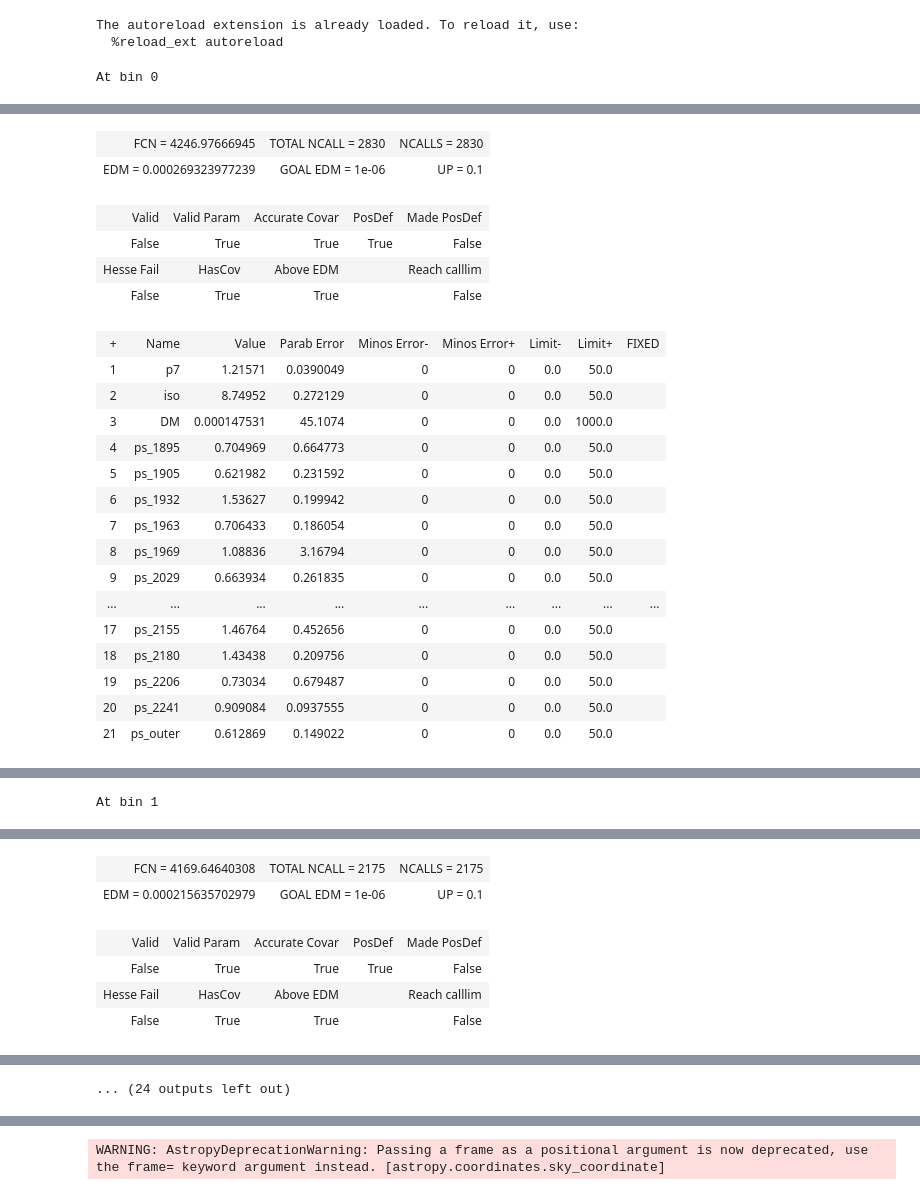
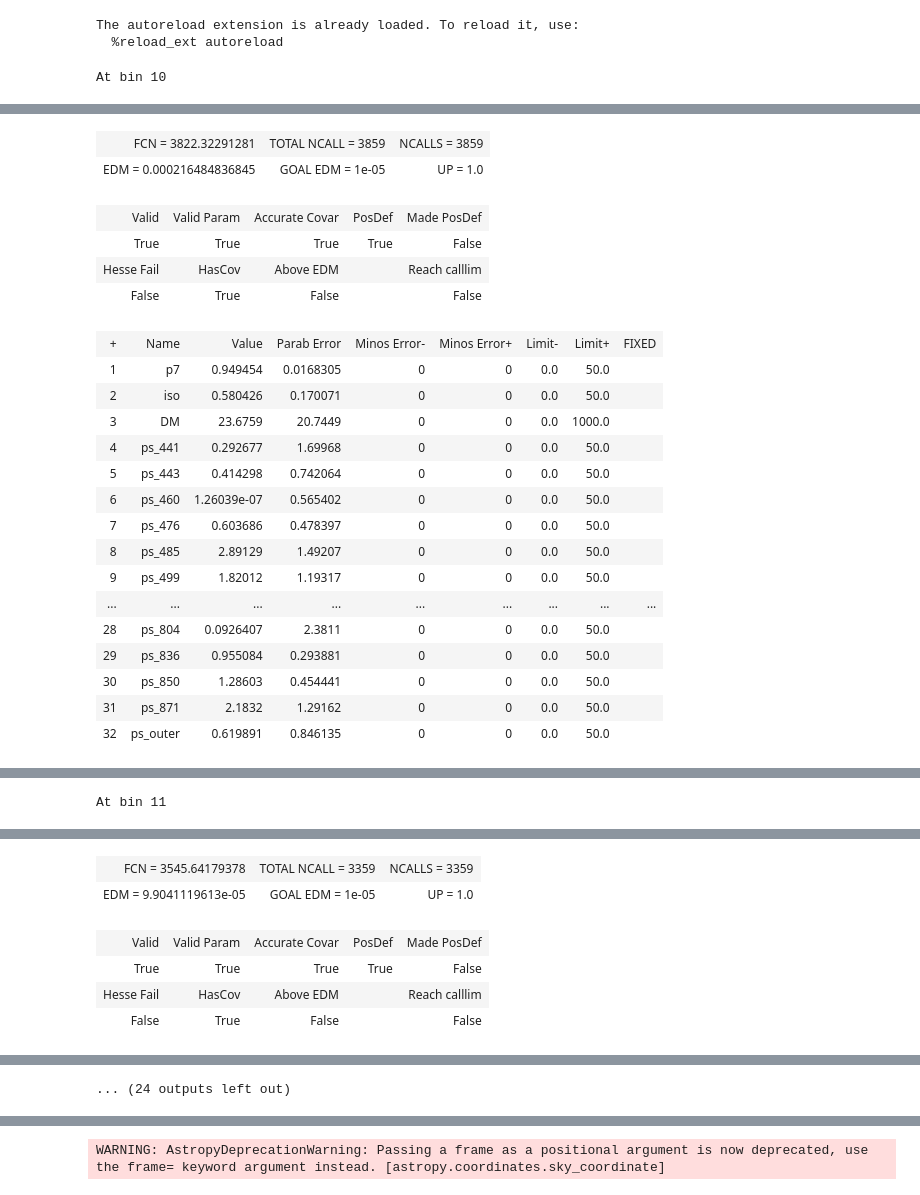
Before and after one commit to jeansom/DM-Catalog-Scan, a Jupyter notebook: Scan-Small-ROI/notebooks/debugging.ipynb, the cells around one changed output, grey strips where cells are left out. Drawn from its saved outputs; the diff is of its cells as text; code cells hidden in the pictures.

```diff
--- a/Scan-Small-ROI/notebooks/debugging.ipynb
+++ b/Scan-Small-ROI/notebooks/debugging.ipynb
@@ -56,50 +45,50 @@ The autoreload extension is already loaded. To reload it, use:
 # %%
 sc =Scan(perform_scan=1,
     perform_postprocessing=0,
     imc=0,
-    iobj=3,
+    iobj=9,
     Asimov=0,
     float_ps_together=0,
     noJprof=0,
     floatDM=1,
     verbose=1,
-    emin=0,
-     emax=5,
+    emin=10,
+     emax=15,
      load_dir='/tigress/bsafdi/github/NPTF-working/NPTF-ID-Catalog/SimpleScan/data/debugging_together//',
     save_dir='/tigress/bsafdi/github/NPTF-working/NPTF-ID-Catalog/SimpleScan/data/debugging_together///',
     mc_dm=-1)
 # %% [output]
-At bin 0
+At bin 10
 [interactive output not drawn]
-| FCN = 4246.97666945 | TOTAL NCALL = 2830 | NCALLS = 2830 |
-| EDM = 0.000269323977239 | GOAL EDM = 1e-06 | UP = 0.1 |
+| FCN = 3822.32291281 | TOTAL NCALL = 3859 | NCALLS = 3859 |
+| EDM = 0.000216484836845 | GOAL EDM = 1e-05 | UP = 1.0 |
 | Valid | Valid Param | Accurate Covar | PosDef | Made PosDef |
-| False | True | True | True | False |
+| True | True | True | True | False |
 | Hesse Fail | HasCov | Above EDM |  | Reach calllim |
-| False | True | True |  | False |
+| False | True | False |  | False |
 | + | Name | Value | Parab Error | Minos Error- | Minos Error+ | Limit- | Limit+ | FIXED |
-| 1 | p7 | 1.21571 | 0.0390049 | 0 | 0 | 0.0 | 50.0 |  |
-| 2 | iso | 8.74952 | 0.272129 | 0 | 0 | 0.0 | 50.0 |  |
-| 3 | DM | 0.000147531 | 45.1074 | 0 | 0 | 0.0 | 1000.0 |  |
-| 4 | ps_1895 | 0.704969 | 0.664773 | 0 | 0 | 0.0 | 50.0 |  |
-| 5 | ps_1905 | 0.621982 | 0.231592 | 0 | 0 | 0.0 | 50.0 |  |
-| 6 | ps_1932 | 1.53627 | 0.199942 | 0 | 0 | 0.0 | 50.0 |  |
-| 7 | ps_1963 | 0.706433 | 0.186054 | 0 | 0 | 0.0 | 50.0 |  |
-| 8 | ps_1969 | 1.08836 | 3.16794 | 0 | 0 | 0.0 | 50.0 |  |
-| 9 | ps_2029 | 0.663934 | 0.261835 | 0 | 0 | 0.0 | 50.0 |  |
+| 1 | p7 | 0.949454 | 0.0168305 | 0 | 0 | 0.0 | 50.0 |  |
+| 2 | iso | 0.580426 | 0.170071 | 0 | 0 | 0.0 | 50.0 |  |
+| 3 | DM | 23.6759 | 20.7449 | 0 | 0 | 0.0 | 1000.0 |  |
+| 4 | ps_441 | 0.292677 | 1.69968 | 0 | 0 | 0.0 | 50.0 |  |
+| 5 | ps_443 | 0.414298 | 0.742064 | 0 | 0 | 0.0 | 50.0 |  |
+| 6 | ps_460 | 1.26039e-07 | 0.565402 | 0 | 0 | 0.0 | 50.0 |  |
+| 7 | ps_476 | 0.603686 | 0.478397 | 0 | 0 | 0.0 | 50.0 |  |
+| 8 | ps_485 | 2.89129 | 1.49207 | 0 | 0 | 0.0 | 50.0 |  |
+| 9 | ps_499 | 1.82012 | 1.19317 | 0 | 0 | 0.0 | 50.0 |  |
 | ... | ... | ... | ... | ... | ... | ... | ... | ... |
-| 17 | ps_2155 | 1.46764 | 0.452656 | 0 | 0 | 0.0 | 50.0 |  |
-| 18 | ps_2180 | 1.43438 | 0.209756 | 0 | 0 | 0.0 | 50.0 |  |
-| 19 | ps_2206 | 0.73034 | 0.679487 | 0 | 0 | 0.0 | 50.0 |  |
-| 20 | ps_2241 | 0.909084 | 0.0937555 | 0 | 0 | 0.0 | 50.0 |  |
-| 21 | ps_outer | 0.612869 | 0.149022 | 0 | 0 | 0.0 | 50.0 |  |
+| 28 | ps_804 | 0.0926407 | 2.3811 | 0 | 0 | 0.0 | 50.0 |  |
+| 29 | ps_836 | 0.955084 | 0.293881 | 0 | 0 | 0.0 | 50.0 |  |
+| 30 | ps_850 | 1.28603 | 0.454441 | 0 | 0 | 0.0 | 50.0 |  |
+| 31 | ps_871 | 2.1832 | 1.29162 | 0 | 0 | 0.0 | 50.0 |  |
+| 32 | ps_outer | 0.619891 | 0.846135 | 0 | 0 | 0.0 | 50.0 |  |
 [interactive output not drawn]
-At bin 1
+At bin 11
 [interactive output not drawn]
-| FCN = 4169.64640308 | TOTAL NCALL = 2175 | NCALLS = 2175 |
-| EDM = 0.000215635702979 | GOAL EDM = 1e-06 | UP = 0.1 |
+| FCN = 3545.64179378 | TOTAL NCALL = 3359 | NCALLS = 3359 |
+| EDM = 9.9041119613e-05 | GOAL EDM = 1e-05 | UP = 1.0 |
 | Valid | Valid Param | Accurate Covar | PosDef | Made PosDef |
-| False | True | True | True | False |
+| True | True | True | True | False |
 | Hesse Fail | HasCov | Above EDM |  | Reach calllim |
-| False | True | True |  | False |
+| False | True | False |  | False |
 | + | Name | Value | Parab Error | Minos Error- | Minos Error+ | Limit- | Limit+ | FIXED |
```
Also changed, not shown: parts of 3 cells of this notebook, 30 other files.
